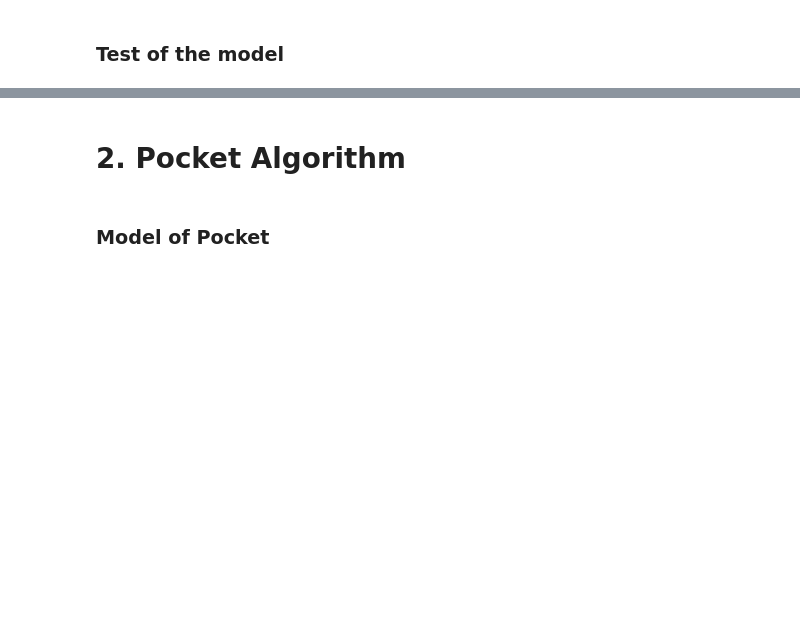
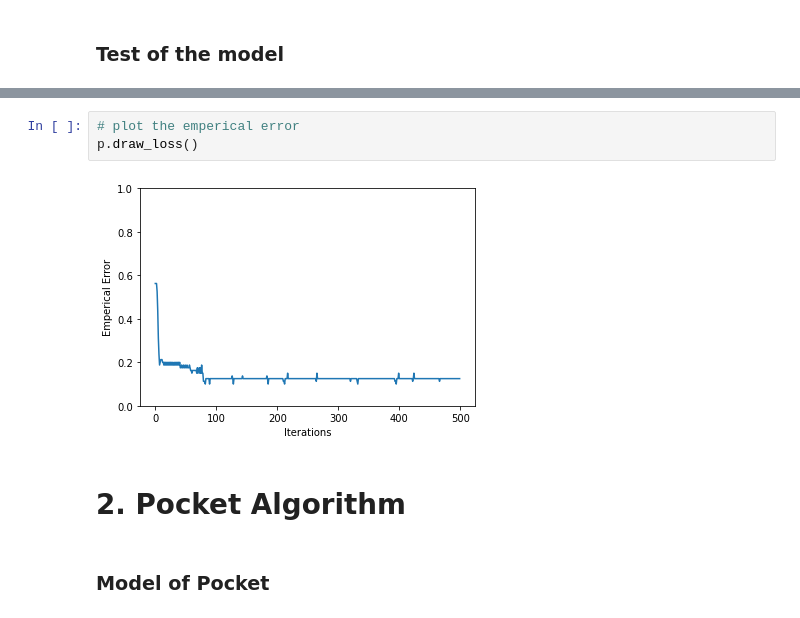
Before and after one commit to Kamal-Lahouir/Machine-Learning-Algorithms, a Jupyter notebook: notebooks/Classification.ipynb, the cells around one changed output, grey strips where cells are left out. Cells and saved outputs as stored; diff of their text form; blank space fills up the shorter version.

```diff
--- a/notebooks/Classification.ipynb
+++ b/notebooks/Classification.ipynb
@@ -81,3 +116,8 @@ KeyboardInterrupt:
+# %%
+# plot the emperical error
+p.draw_loss()
+# %% [output]
+[figure, added]
 # %% [markdown]
 # 2. Pocket Algorithm
 # %% [markdown]
```
Also changed, not shown: parts of 12 cells of this notebook, 8 other files.
